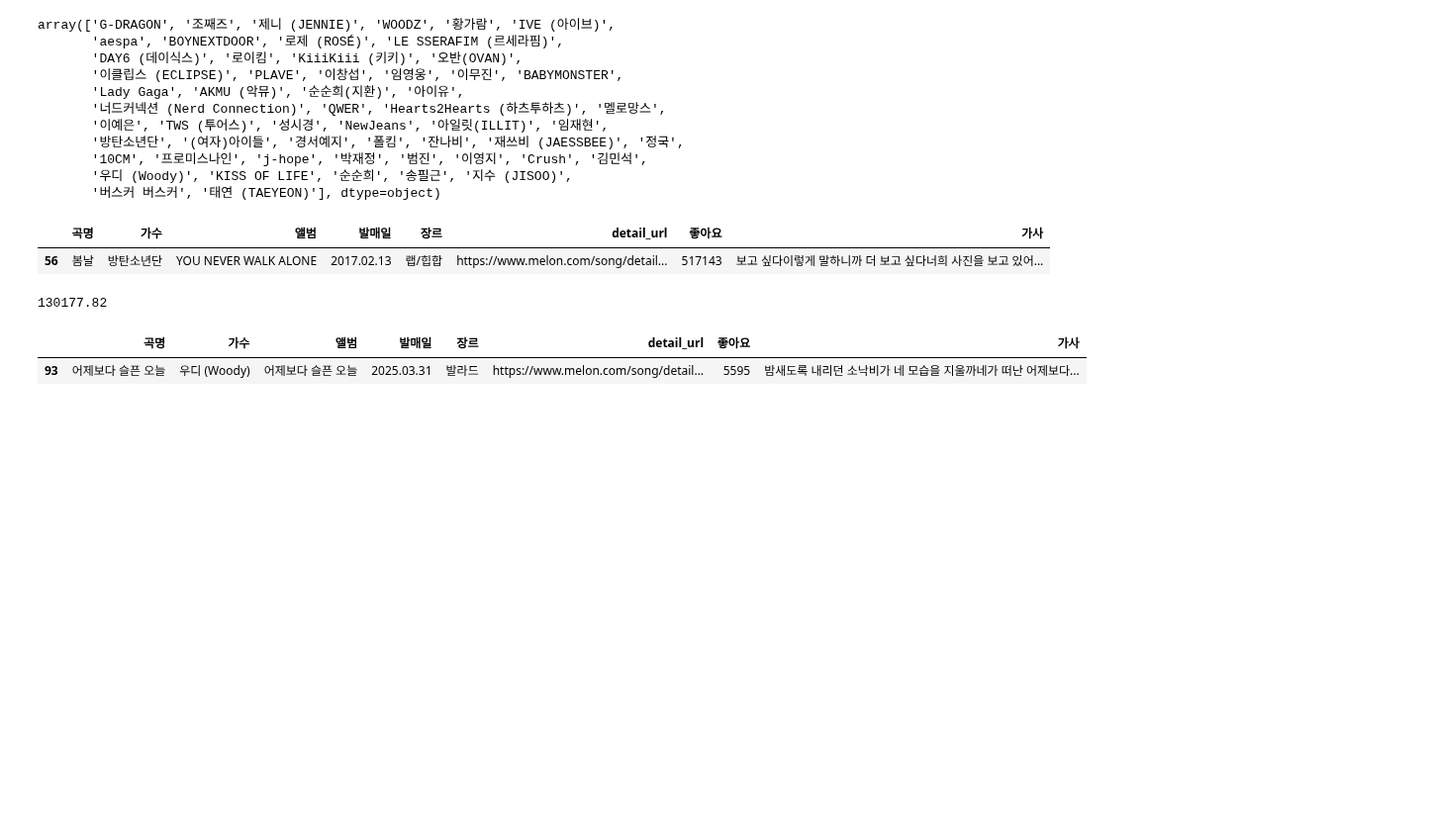
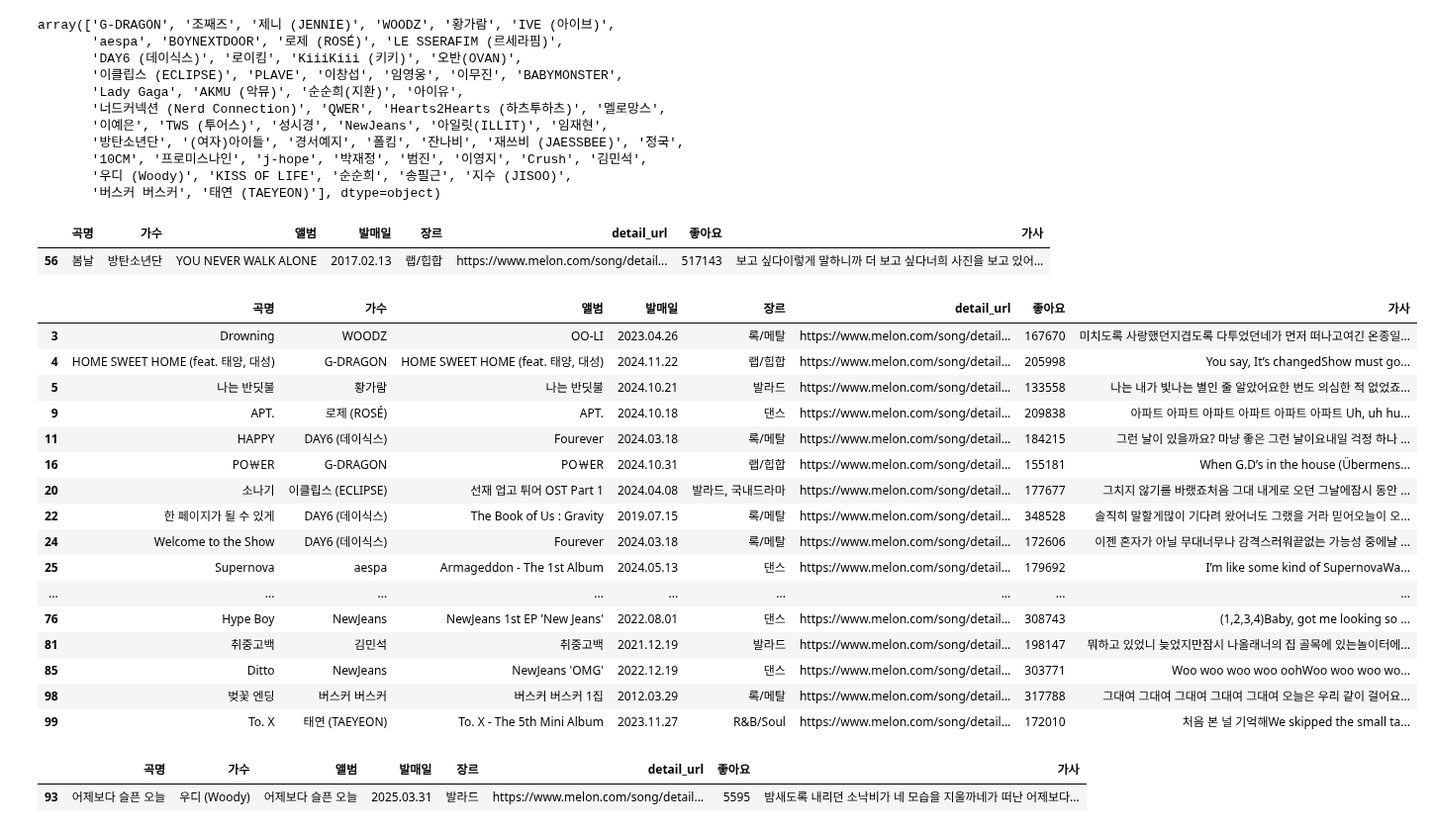
Before and after one commit to vega2k8s/Python_Webscraping_Analysis, a Jupyter notebook: 04.Melon100차트_데이터파싱_DB저장.ipynb, the cells around one changed output. Shown at 99% size. Drawn from its saved outputs; the diff is of its cells as text; code cells hidden in the pictures; blank space fills up the shorter version.

Commit message:
melon

```diff
--- a/04.Melon100차트_데이터파싱_DB저장.ipynb
+++ b/04.Melon100차트_데이터파싱_DB저장.ipynb
@@ -260,8 +260,25 @@ song_df.loc[song_df['좋아요'] == song_df['좋아요'].max()]
 # %%
 # 좋아요 건수의 평균
 mean_like_value = song_df['좋아요'].mean()
+song_df.loc[song_df['좋아요'] >= mean_like_value]
 # %% [output]
-130177.82
+|  | 곡명 | 가수 | 앨범 | 발매일 | 장르 | detail_url | 좋아요 | 가사 |
+| 3 | Drowning | WOODZ | OO-LI | 2023.04.26 | 록/메탈 | https://www.melon.com/song/detail... | 167670 | 미치도록 사랑했던지겹도록 다투었던네가 먼저 떠나고여긴 온종일... |
+| 4 | HOME SWEET HOME (feat. 태양, 대성) | G-DRAGON | HOME SWEET HOME (feat. 태양, 대성) | 2024.11.22 | 랩/힙합 | https://www.melon.com/song/detail... | 205998 | You say, It’s changedShow must go... |
+| 5 | 나는 반딧불 | 황가람 | 나는 반딧불 | 2024.10.21 | 발라드 | https://www.melon.com/song/detail... | 133558 | 나는 내가 빛나는 별인 줄 알았어요한 번도 의심한 적 없었죠... |
+| 9 | APT. | 로제 (ROSÉ) | APT. | 2024.10.18 | 댄스 | https://www.melon.com/song/detail... | 209838 | 아파트 아파트 아파트 아파트 아파트 아파트 Uh, uh hu... |
+| 11 | HAPPY | DAY6 (데이식스) | Fourever | 2024.03.18 | 록/메탈 | https://www.melon.com/song/detail... | 184215 | 그런 날이 있을까요? 마냥 좋은 그런 날이요내일 걱정 하나 ... |
+| 16 | PO￦ER | G-DRAGON | PO￦ER | 2024.10.31 | 랩/힙합 | https://www.melon.com/song/detail... | 155181 | When G.D’s in the house (Übermens... |
+| 20 | 소나기 | 이클립스 (ECLIPSE) | 선재 업고 튀어 OST Part 1 | 2024.04.08 | 발라드, 국내드라마 | https://www.melon.com/song/detail... | 177677 | 그치지 않기를 바랬죠처음 그대 내게로 오던 그날에잠시 동안 ... |
+| 22 | 한 페이지가 될 수 있게 | DAY6 (데이식스) | The Book of Us : Gravity | 2019.07.15 | 록/메탈 | https://www.melon.com/song/detail... | 348528 | 솔직히 말할게많이 기다려 왔어너도 그랬을 거라 믿어오늘이 오... |
+| 24 | Welcome to the Show | DAY6 (데이식스) | Fourever | 2024.03.18 | 록/메탈 | https://www.melon.com/song/detail... | 172606 | 이젠 혼자가 아닐 무대너무나 감격스러워끝없는 가능성 중에날 ... |
+| 25 | Supernova | aespa | Armageddon - The 1st Album | 2024.05.13 | 댄스 | https://www.melon.com/song/detail... | 179692 | I’m like some kind of SupernovaWa... |
+| ... | ... | ... | ... | ... | ... | ... | ... | ... |
+| 76 | Hype Boy | NewJeans | NewJeans 1st EP 'New Jeans' | 2022.08.01 | 댄스 | https://www.melon.com/song/detail... | 308743 | (1,2,3,4)Baby, got me looking so ... |
+| 81 | 취중고백 | 김민석 | 취중고백 | 2021.12.19 | 발라드 | https://www.melon.com/song/detail... | 198147 | 뭐하고 있었니 늦었지만잠시 나올래너의 집 골목에 있는놀이터에... |
+| 85 | Ditto | NewJeans | NewJeans 'OMG' | 2022.12.19 | 댄스 | https://www.melon.com/song/detail... | 303771 | Woo woo woo woo oohWoo woo woo wo... |
+| 98 | 벚꽃 엔딩 | 버스커 버스커 | 버스커 버스커 1집 | 2012.03.29 | 록/메탈 | https://www.melon.com/song/detail... | 317788 | 그대여 그대여 그대여 그대여 그대여 오늘은 우리 같이 걸어요... |
+| 99 | To. X | 태연 (TAEYEON) | To. X - The 5th Mini Album | 2023.11.27 | R&B/Soul | https://www.melon.com/song/detail... | 172010 | 처음 본 널 기억해We skipped the small ta... |
 # %%
 song_df['발매일'].max()
 
```
